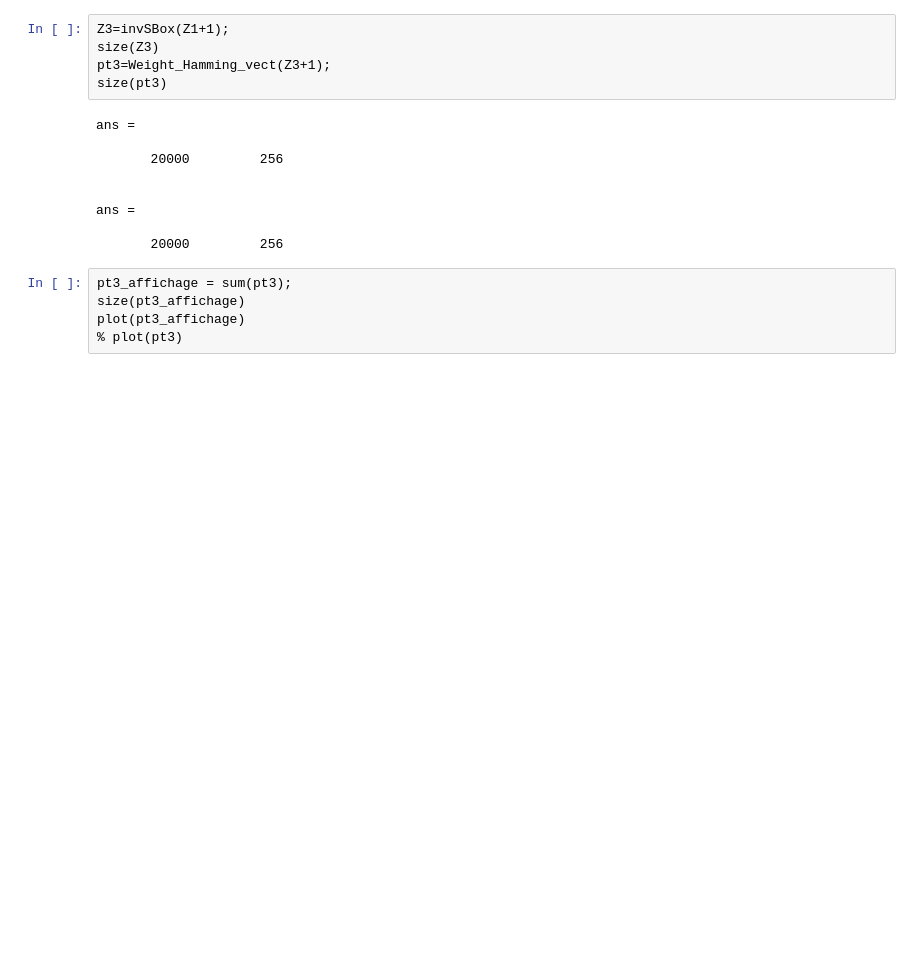
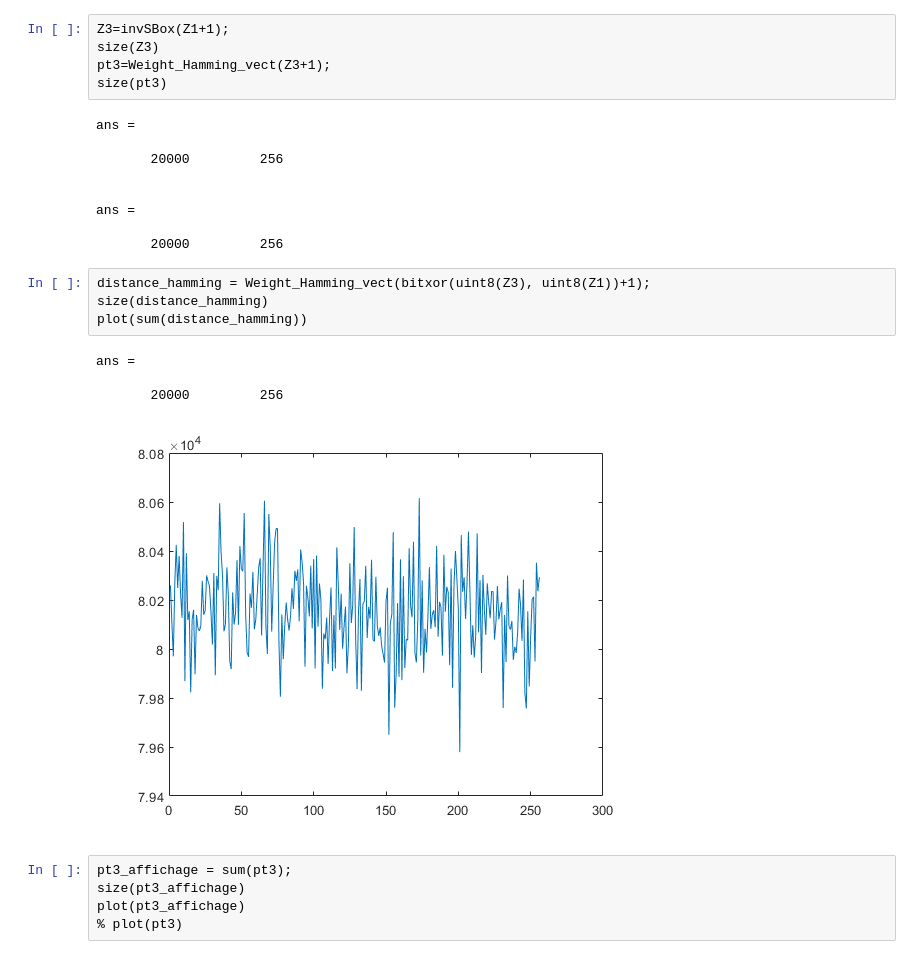
Before and after one commit to LBF38/Projet-EMA, a Jupyter notebook: analyse.ipynb, the cells around one changed output. Drawn from its saved outputs; the diff is of its cells as text; blank space fills up the shorter version.

```diff
--- a/analyse.ipynb
+++ b/analyse.ipynb
@@ -219,6 +215,15 @@ ans =
 ans =
 
        20000         256
+# %%
+distance_hamming = Weight_Hamming_vect(bitxor(uint8(Z3), uint8(Z1))+1);
+size(distance_hamming)
+plot(sum(distance_hamming))
+# %% [output]
+ans =
+
+       20000         256
+[figure, added]
 # %%
 pt3_affichage = sum(pt3);
 size(pt3_affichage)
```
Also changed, not shown: parts of 12 cells of this notebook, 2 other files.
